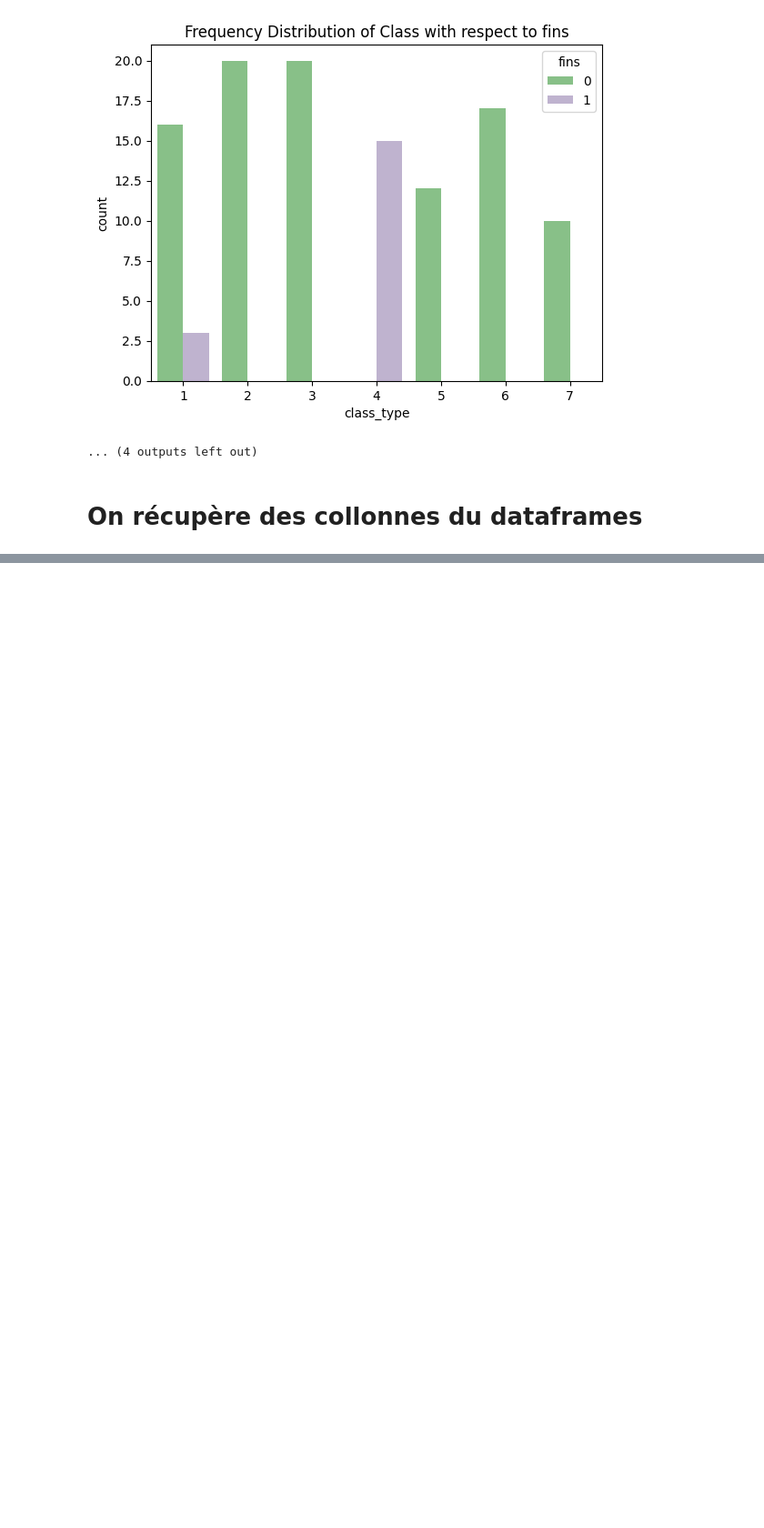
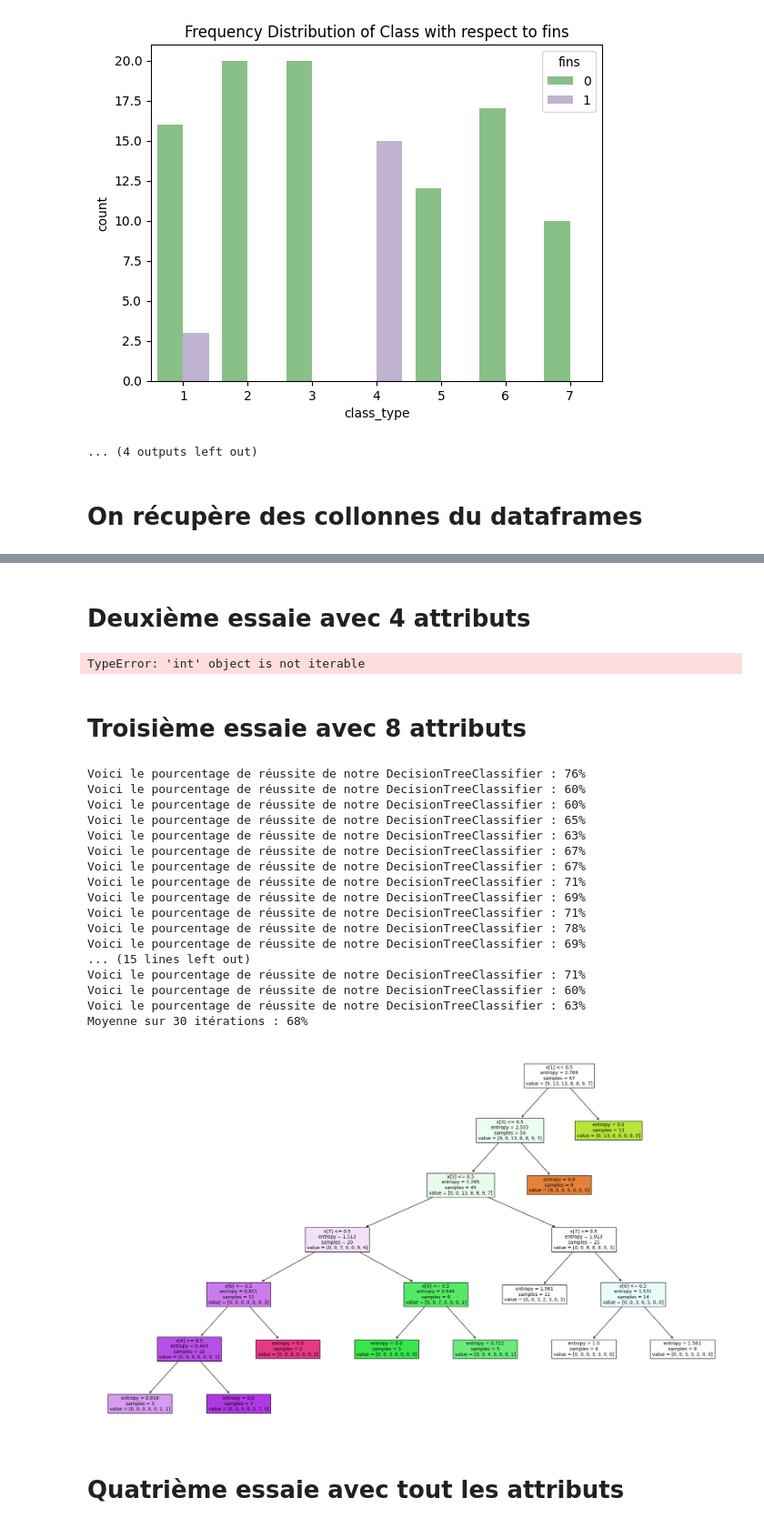
Before and after one commit to MaelJansen/ia-intro, a Jupyter notebook: project_ia.ipynb, the cells around one changed output, grey strips where cells are left out. Shown: that part at 91% size. Saved outputs shown, nothing was run; the diff lists cells and outputs as text; code cells hidden in the pictures; blank space fills up the shorter version.

```diff
--- a/project_ia.ipynb
+++ b/project_ia.ipynb
@@ -184,0 +223,77 @@ Profondeur RF : 29      Exactitude  0.8913043478260869
+# %% [markdown]
+# Deuxième essaie avec 4 attributs
+# %%
+# On choisi nos attributs
+x = list(zip(a,b,c,d))
+y=df['class_type']
+
+moyenne = 0
+iteration = 30
+for i in range(iteration):
+    # Split les données de test et de train
+    X_train, X_test, y_train, y_test = train_test_split(x, y, test_size = 0.4)
+    # Choix du modèle
+    classifier = tree.DecisionTreeClassifier(criterion="entropy",
+                                            #class_weight={1:3, 2:3, 3:1, 4:2, 5:2, 6:3, 7:2}
+                                            )
+    # Entrainement du modèle
+    fitResult = classifier.fit(X_train, y_train)
+    # Prédiction du pourcentage de réussite
+    score = classifier.score(X_test, y_test)
+    # Calcul de la moyenne
+    moyenne = moyenne + int((score*100))
+    print('Voici le pourcentage de réussite de notre DecisionTreeClassifier : ' + str(int(score*100)) + '%')
+print("Moyenne sur " + str(iteration) + " itérations : " + str(int(moyenne/iteration)) + "%")
+# Affichage de l'arbre
+plt.figure(figsize=(25,15))
+_ = tree.plot_tree(fitResult, filled=True, fontsize=10)
+# %% [output]
+TypeError: 'int' object is not iterable
+# %% [markdown]
+# Troisième essaie avec 8 attributs
+# %%
+# On choisi nos attributs
+x = list(zip(a,b,c,d,e,f,g,h))
+y=df['class_type']
+
+moyenne = 0
+iteration = 30
+for i in range(iteration):
+    # Split les données de test et de train
+    X_train, X_test, y_train, y_test = train_test_split(x, y, test_size = 0.4)
+    # Choix du modèle
+    classifier = tree.DecisionTreeClassifier(criterion="entropy",
+                                            #class_weight={1:3, 2:3, 3:1, 4:2, 5:2, 6:3, 7:2}
+                                            )
+    # Entrainement du modèle
+    fitResult = classifier.fit(X_train, y_train)
+    # Prédiction du pourcentage de réussite
+    score = classifier.score(X_test, y_test)
+    # Calcul de la moyenne
+    moyenne = moyenne + int((score*100))
+    print('Voici le pourcentage de réussite de notre DecisionTreeClassifier : ' + str(int(score*100)) + '%')
+print("Moyenne sur " + str(iteration) + " itérations : " + str(int(moyenne/iteration)) + "%")
+# Affichage de l'arbre
+plt.figure(figsize=(25,15))
+_ = tree.plot_tree(fitResult, filled=True, fontsize=10)
+# %% [output]
+Voici le pourcentage de réussite de notre DecisionTreeClassifier : 76%
+Voici le pourcentage de réussite de notre DecisionTreeClassifier : 60%
+Voici le pourcentage de réussite de notre DecisionTreeClassifier : 60%
+Voici le pourcentage de réussite de notre DecisionTreeClassifier : 65%
+Voici le pourcentage de réussite de notre DecisionTreeClassifier : 63%
+Voici le pourcentage de réussite de notre DecisionTreeClassifier : 67%
+Voici le pourcentage de réussite de notre DecisionTreeClassifier : 67%
+Voici le pourcentage de réussite de notre DecisionTreeClassifier : 71%
+Voici le pourcentage de réussite de notre DecisionTreeClassifier : 69%
+Voici le pourcentage de réussite de notre DecisionTreeClassifier : 71%
+Voici le pourcentage de réussite de notre DecisionTreeClassifier : 78%
+Voici le pourcentage de réussite de notre DecisionTreeClassifier : 69%
+... (15 lines left out)
+Voici le pourcentage de réussite de notre DecisionTreeClassifier : 71%
+Voici le pourcentage de réussite de notre DecisionTreeClassifier : 60%
+Voici le pourcentage de réussite de notre DecisionTreeClassifier : 63%
+Moyenne sur 30 itérations : 68%
+[figure, added]
+# %% [markdown]
+# Quatrième essaie avec tout les attributs
```
Also changed, not shown: parts of 22 cells of this notebook.
